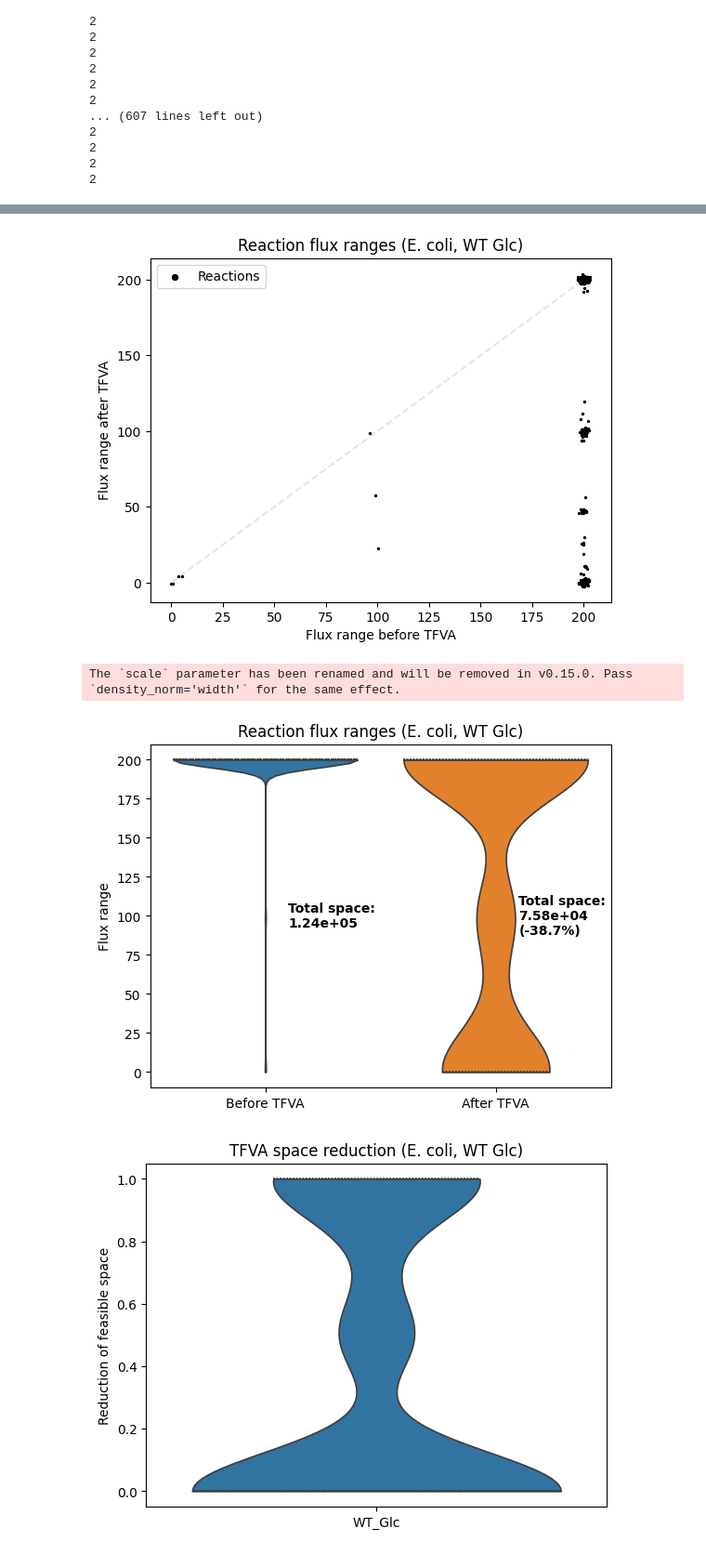
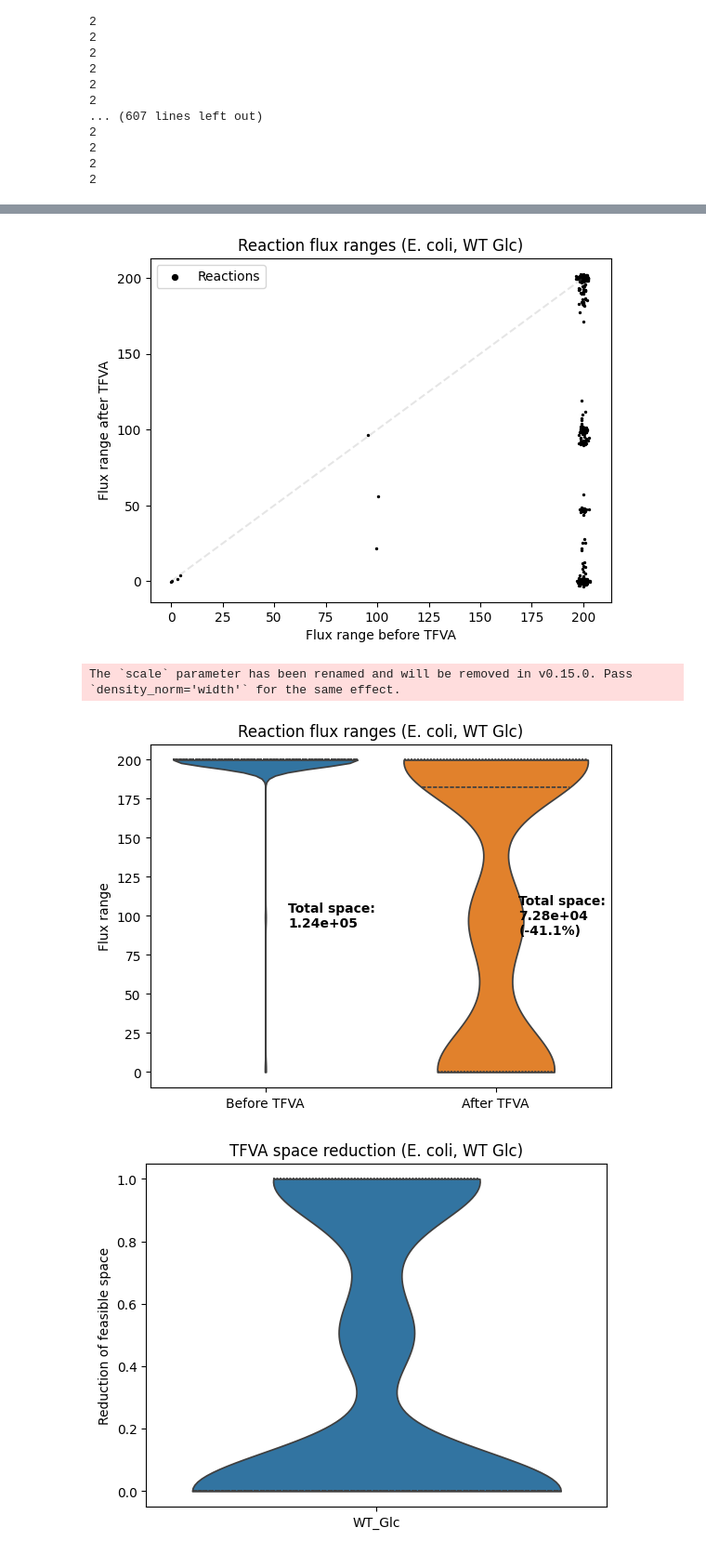
Before and after one commit to lasillje/MSC-Thermo, a Jupyter notebook: ecoli_flux_bounds/tfva_ecoli.ipynb, the cells around one changed output, grey strips where cells are left out. Shown at 93% size. Cells and saved outputs as stored; diff of their text form; code cells hidden in the pictures.

```diff
--- a/ecoli_flux_bounds/tfva_ecoli.ipynb
+++ b/ecoli_flux_bounds/tfva_ecoli.ipynb
@@ -1207,13 +1280,13 @@ Pandas(Index=615, _1=615, rxn='VALt2r', lb=-100.0, ub=0.0, width=100.0, width_co
 # %%
-visualize_bounds("results/bounds/complete_ecoli_WT_Glc_before.csv", "results/bounds/complete_ecoli_WT_Glc_tfva.csv", "Reaction flux ranges (E. coli, WT Glc)")
+visualize_bounds("results/bounds/complete_ecoli_WT_Glc_before.csv", "results/bounds/ecoli_WT_Glc_metabolome_additional_tfva.csv", "Reaction flux ranges (E. coli, WT Glc)")
 # %% [output]
-[figure, old version]
+[figure, new version]
 # %%
 # Compare this to the version without metabolome data
-visualize_bounds_violin("results/bounds/complete_ecoli_WT_Glc_before.csv", "results/bounds/complete_ecoli_WT_Glc_tfva.csv", "Reaction flux ranges (E. coli, WT Glc)")
+visualize_bounds_violin("results/bounds/complete_ecoli_WT_Glc_before.csv", "results/bounds/ecoli_WT_Glc_metabolome_additional_tfva.csv", "Reaction flux ranges (E. coli, WT Glc)")
 # %% [output]
 The `scale` parameter has been renamed and will be removed in v0.15.0. Pass `density_norm='width'` for the same effect.
-[figure, old version]
+[figure, new version]
 # %%
 visualize_reduction_violin("results/bounds/complete_ecoli_WT_Glc_before.csv", "results/bounds/complete_ecoli_WT_Glc_tfva.csv", "TFVA space reduction (E. coli, WT Glc)")
 # %% [output]
```
Also changed, not shown: parts of 15 cells of this notebook, 2 other files.
